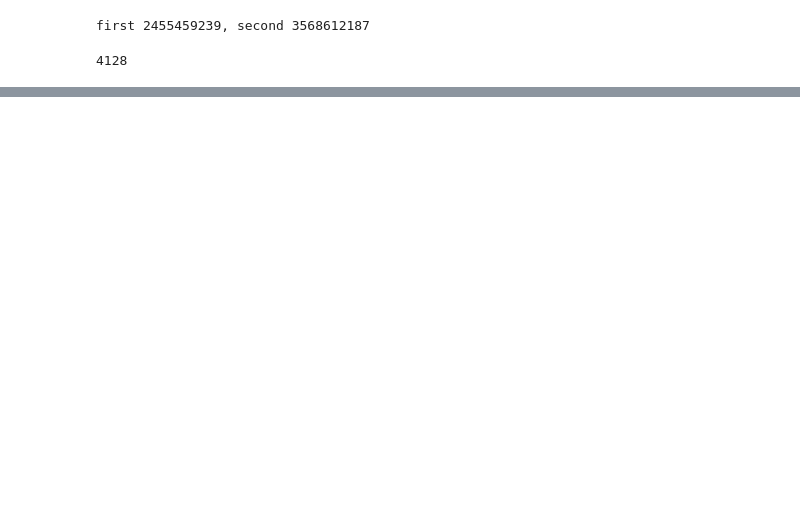
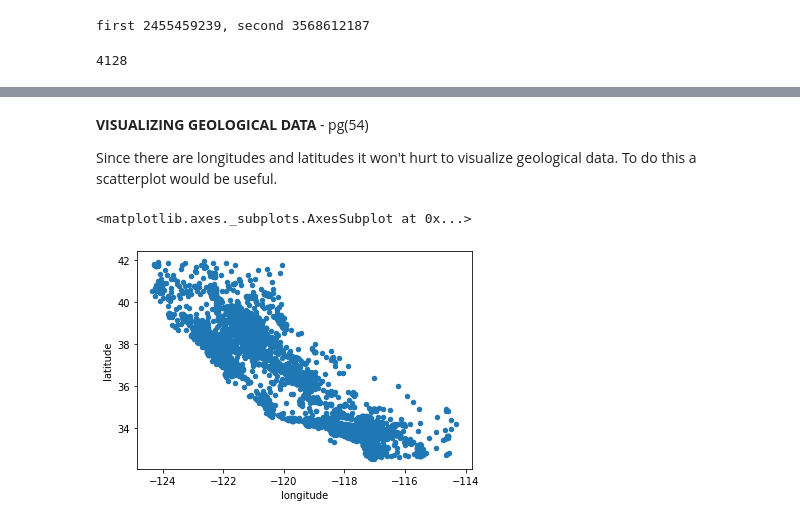
Before and after one commit to d-millard/rec-rep, a Jupyter notebook: ML_Learn/chap_two/chapter_two_project.ipynb, the cells around one changed output, grey strips where cells are left out. Saved outputs shown, nothing was run; the diff lists cells and outputs as text; code cells hidden in the pictures; blank space fills up the shorter version.

```diff
--- a/ML_Learn/chap_two/chapter_two_project.ipynb
+++ b/ML_Learn/chap_two/chapter_two_project.ipynb
@@ -283,0 +450,19 @@ df_index.head()
+# %%
+from sklearn.model_selection import StratifiedShuffleSplit  # stratified shuffle split to shuffle based on the stratified data
+
+# create a stratified split object that will take in the number of strats splitting by, the test size, and the randmom state seed
+split = StratifiedShuffleSplit(n_splits=1, test_size=0.2, random_state=42)
+
+print(split)
+
+# the .split() method takes the df splitting and the strat column to represent
+# this uses a generator to spit out a tuple of an array of test and train
+for train_index, test_index in split.split(df_cat, df_cat['cat']):
+    print(train_index)
+    print(test_index)
+    # then use loc or iloc to take in an array and use only those instances
+    strat_train_set = df_cat.loc[train_index]
+    strat_test_set = df_cat.loc[test_index]
+
+# the split method creates a gener
+print(split.split(df_cat, df_cat['cat']))
@@ -283,0 +577,15 @@ df_index.head()
+# %%
+df = strat_train_set.copy()
+# %% [markdown]
+<b>VISUALIZING GEOLOGICAL DATA</b> - pg(54)
+<p>Since there are longitudes and latitudes it won't hurt to visualize geological data. To do this a <br>
+scatterplot would be useful.</p>
+# %%
+# .plot() on a pd df makes a plot of the df, it has optional default values of
+# kind='' which selects the type of graph,
+# x='' which decides what will be the x axis,
+# y='' which decides what will be the y axis
+df.plot(kind='scatter', x='longitude', y='latitude')
+# %% [output]
+<matplotlib.axes._subplots.AxesSubplot at 0x...>
+[figure, added]
```
Also changed, not shown: parts of 41 cells of this notebook.
